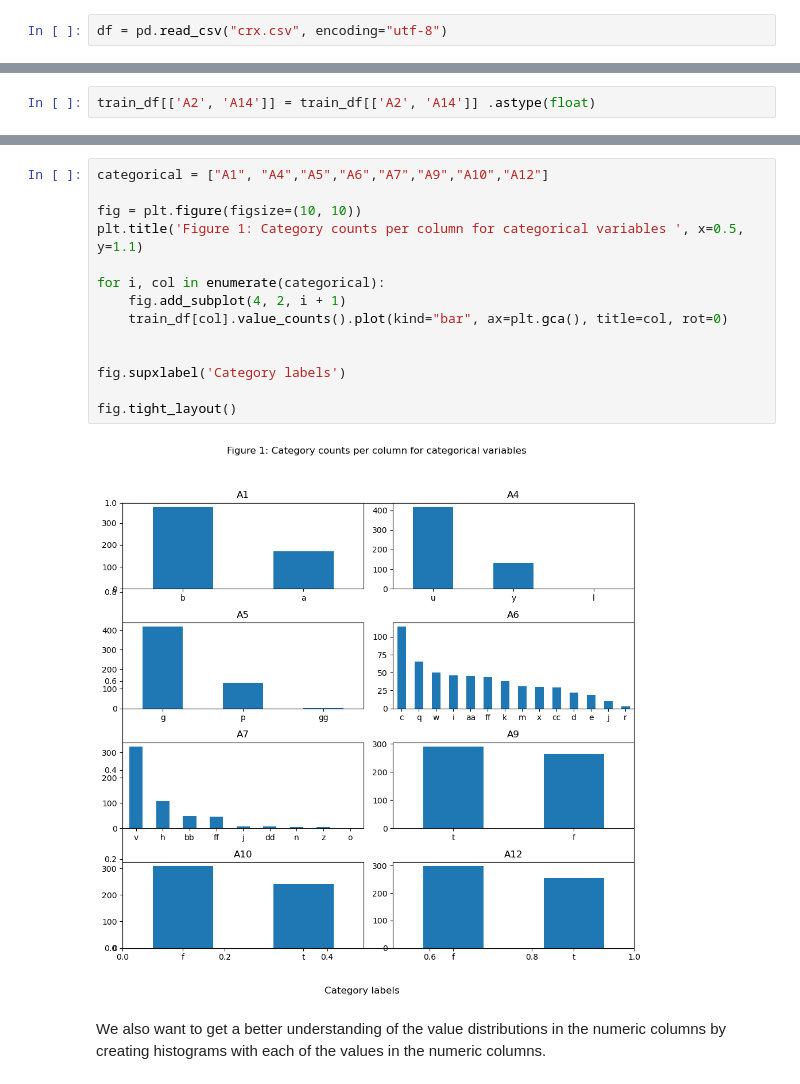
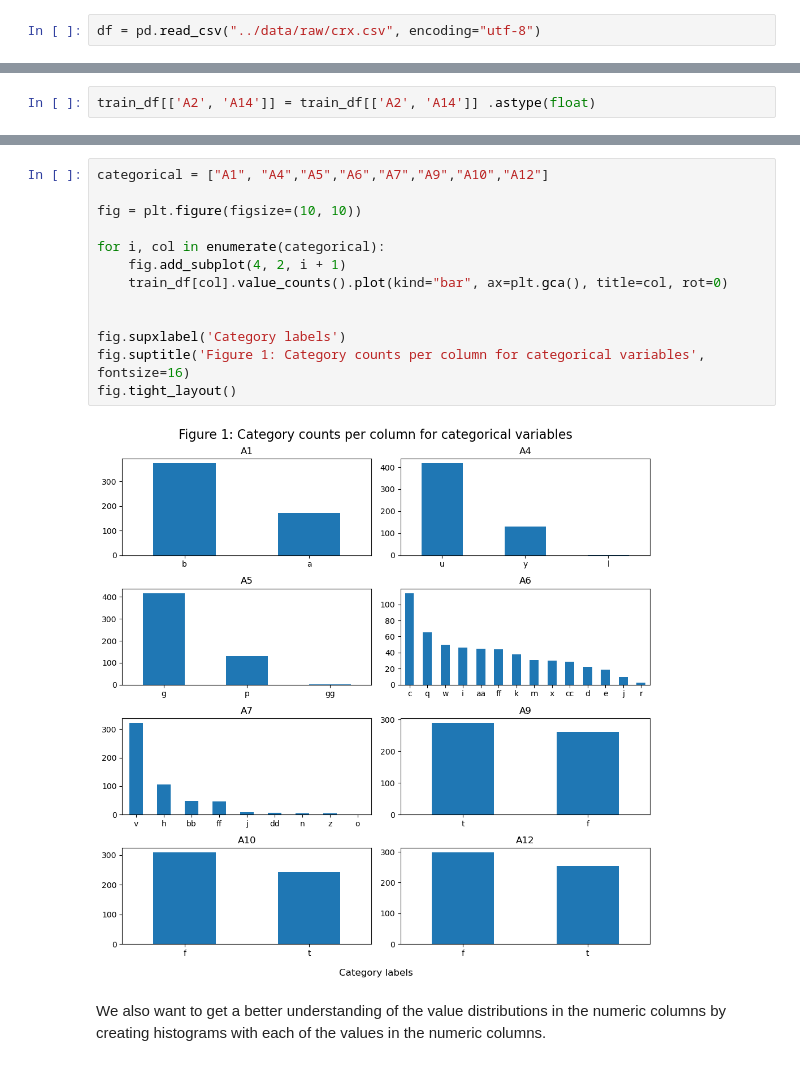
Before and after one commit to UBC-MDS/522_01, a Jupyter notebook: src/Exploratory_Data_Analysis.ipynb, the cells around one changed output, grey strips where cells are left out. Drawn from its saved outputs; the diff is of its cells as text.

```diff
--- a/src/Exploratory_Data_Analysis.ipynb
+++ b/src/Exploratory_Data_Analysis.ipynb
@@ -21,7 +29,7 @@ import altair as alt
 **Read in data**
 We are creating a dataframe with the data and looking at the top few rows in order to get an initial feel for what the data looks like.
 # %%
-df = pd.read_csv("crx.csv", encoding="utf-8")
+df = pd.read_csv("../data/raw/crx.csv", encoding="utf-8")
 # %% [markdown]
 With df.shape we can see that there are 690 observations of the 16 features in the dataset.  So this is not a very big dataset.
 # %%
@@ -130,19 +162,18 @@ The target feature `A16` contains values of `+` and `-` for positive or negative
 # %%
 categorical = ["A1", "A4","A5","A6","A7","A9","A10","A12"]
 
 fig = plt.figure(figsize=(10, 10))
-plt.title('Figure 1: Category counts per column for categorical variables ', x=0.5, y=1.1)
 
 for i, col in enumerate(categorical):
     fig.add_subplot(4, 2, i + 1)
     train_df[col].value_counts().plot(kind="bar", ax=plt.gca(), title=col, rot=0)
 
 
 fig.supxlabel('Category labels')
-
+fig.suptitle('Figure 1: Category counts per column for categorical variables', fontsize=16)
 fig.tight_layout()
 # %% [output]
-[figure, old version]
+[figure, new version]
 # %% [markdown]
 We also want to get a better understanding of the value distributions in the numeric columns by creating histograms with each of the values in the numeric columns.
 # %%
```
Also changed, not shown: parts of 19 cells of this notebook.
